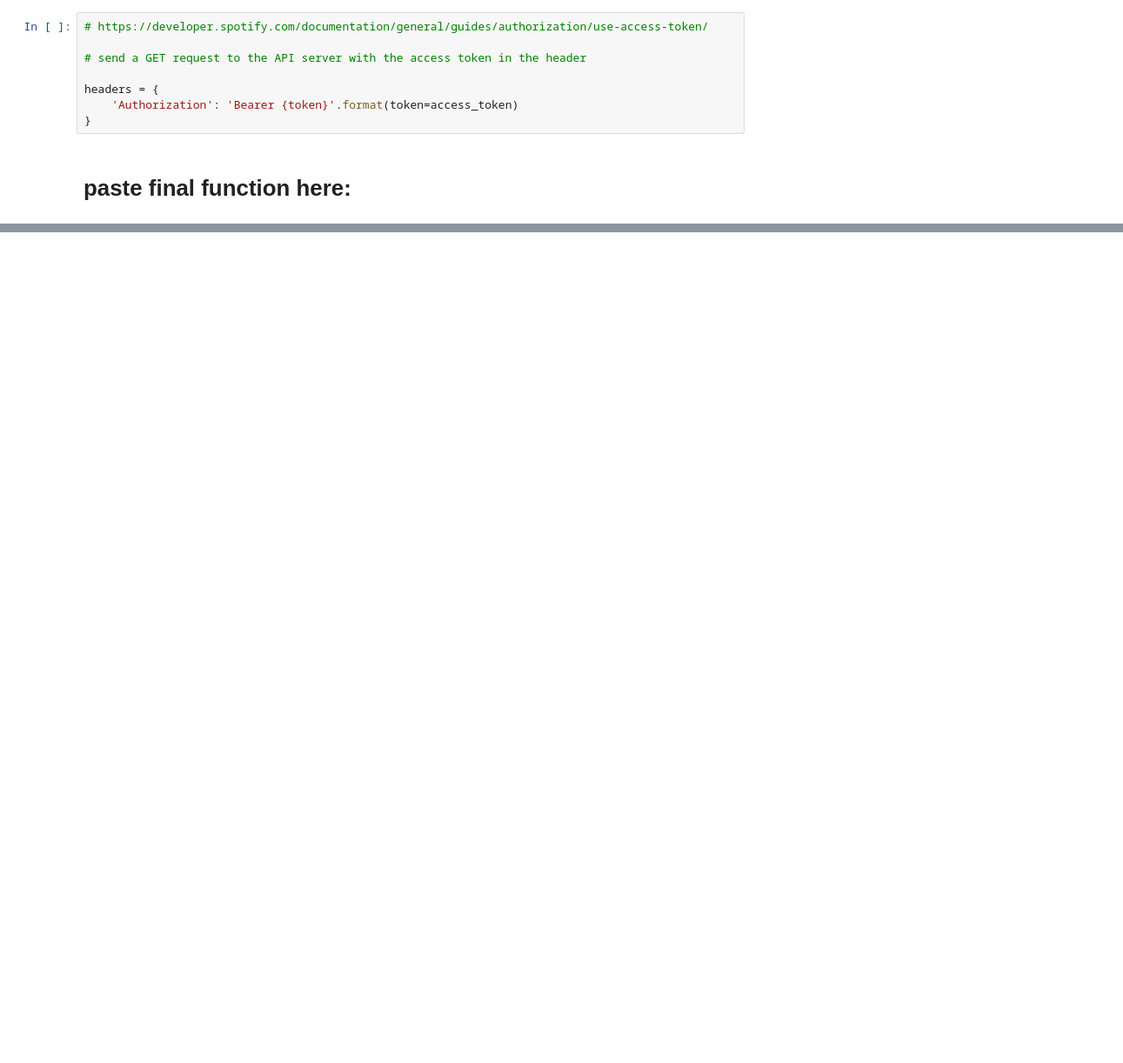
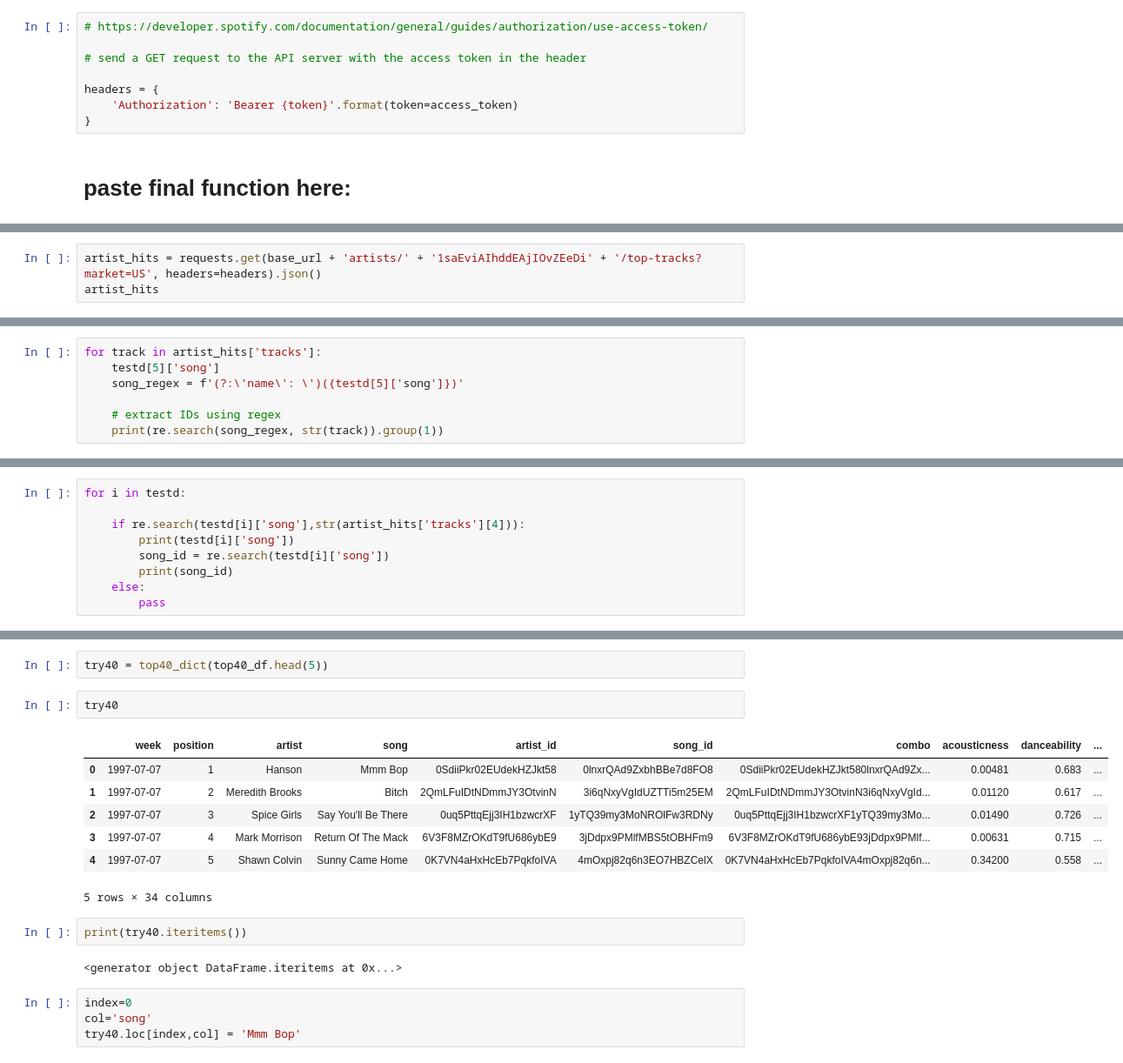
Before and after one commit to ariana94/Audio-Feature-API-Analyis-, a Jupyter notebook: 01_APIs/get_top40_audio_features.ipynb, the cells around one changed output, grey strips where cells are left out. Shown at 87% size. Drawn from its saved outputs; the diff is of its cells as text; blank space fills up the shorter version.

```diff
--- a/01_APIs/get_top40_audio_features.ipynb
+++ b/01_APIs/get_top40_audio_features.ipynb
@@ -538,0 +315,3 @@ def get_audio_features(weekly_charts):
+# %%
+artist_hits = requests.get(base_url + 'artists/' + '1saEviAIhddEAjIOvZEeDi' + '/top-tracks?market=US', headers=headers).json()
+artist_hits
@@ -538,0 +336,7 @@ def get_audio_features(weekly_charts):
+# %%
+for track in artist_hits['tracks']:
+    testd[5]['song']
+    song_regex = f'(?:\'name\': \')({testd[5]['song']})'
+
+    # extract IDs using regex
+    print(re.search(song_regex, str(track)).group(1))
@@ -538,0 +345,9 @@ def get_audio_features(weekly_charts):
+# %%
+for i in testd:
+
+    if re.search(testd[i]['song'],str(artist_hits['tracks'][4])):
+        print(testd[i]['song'])
+        song_id = re.search(testd[i]['song'])
+        print(song_id)
+    else:
+        pass
@@ -580,0 +607,20 @@ Chicago
+# %%
+try40 = top40_dict(top40_df.head(5))
+# %%
+try40
+# %% [output]
+|  | week | position | artist | song | artist_id | song_id | combo | acousticness | danceability | ... |
+| 0 | 1997-07-07 | 1 | Hanson | Mmm Bop | 0SdiiPkr02EUdekHZJkt58 | 0lnxrQAd9ZxbhBBe7d8FO8 | 0SdiiPkr02EUdekHZJkt580lnxrQAd9Zx... | 0.00481 | 0.683 | ... |
+| 1 | 1997-07-07 | 2 | Meredith Brooks | Bitch | 2QmLFuIDtNDmmJY3OtvinN | 3i6qNxyVgIdUZTTi5m25EM | 2QmLFuIDtNDmmJY3OtvinN3i6qNxyVgId... | 0.01120 | 0.617 | ... |
+| 2 | 1997-07-07 | 3 | Spice Girls | Say You'll Be There | 0uq5PttqEjj3IH1bzwcrXF | 1yTQ39my3MoNROlFw3RDNy | 0uq5PttqEjj3IH1bzwcrXF1yTQ39my3Mo... | 0.01490 | 0.726 | ... |
+| 3 | 1997-07-07 | 4 | Mark Morrison | Return Of The Mack | 6V3F8MZrOKdT9fU686ybE9 | 3jDdpx9PMlfMBS5tOBHFm9 | 6V3F8MZrOKdT9fU686ybE93jDdpx9PMlf... | 0.00631 | 0.715 | ... |
+| 4 | 1997-07-07 | 5 | Shawn Colvin | Sunny Came Home | 0K7VN4aHxHcEb7PqkfoIVA | 4mOxpj82q6n3EO7HBZCelX | 0K7VN4aHxHcEb7PqkfoIVA4mOxpj82q6n... | 0.34200 | 0.558 | ... |
+5 rows × 34 columns
+# %%
+print(try40.iteritems())
+# %% [output]
+<generator object DataFrame.iteritems at 0x...>
+# %%
+index=0
+col='song'
+try40.loc[index,col] = 'Mmm Bop'
```
Also changed, not shown: parts of 20 cells of this notebook, 1 other file.
